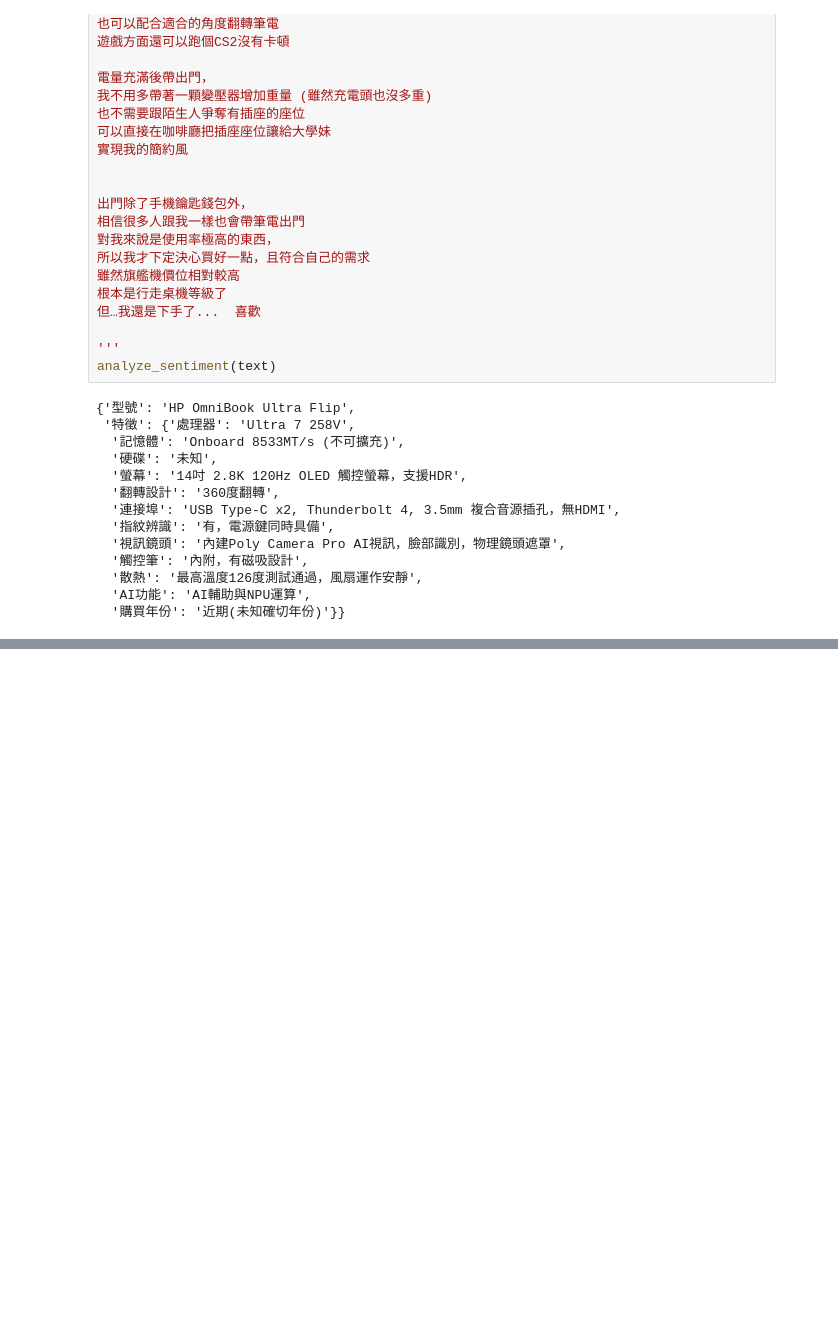
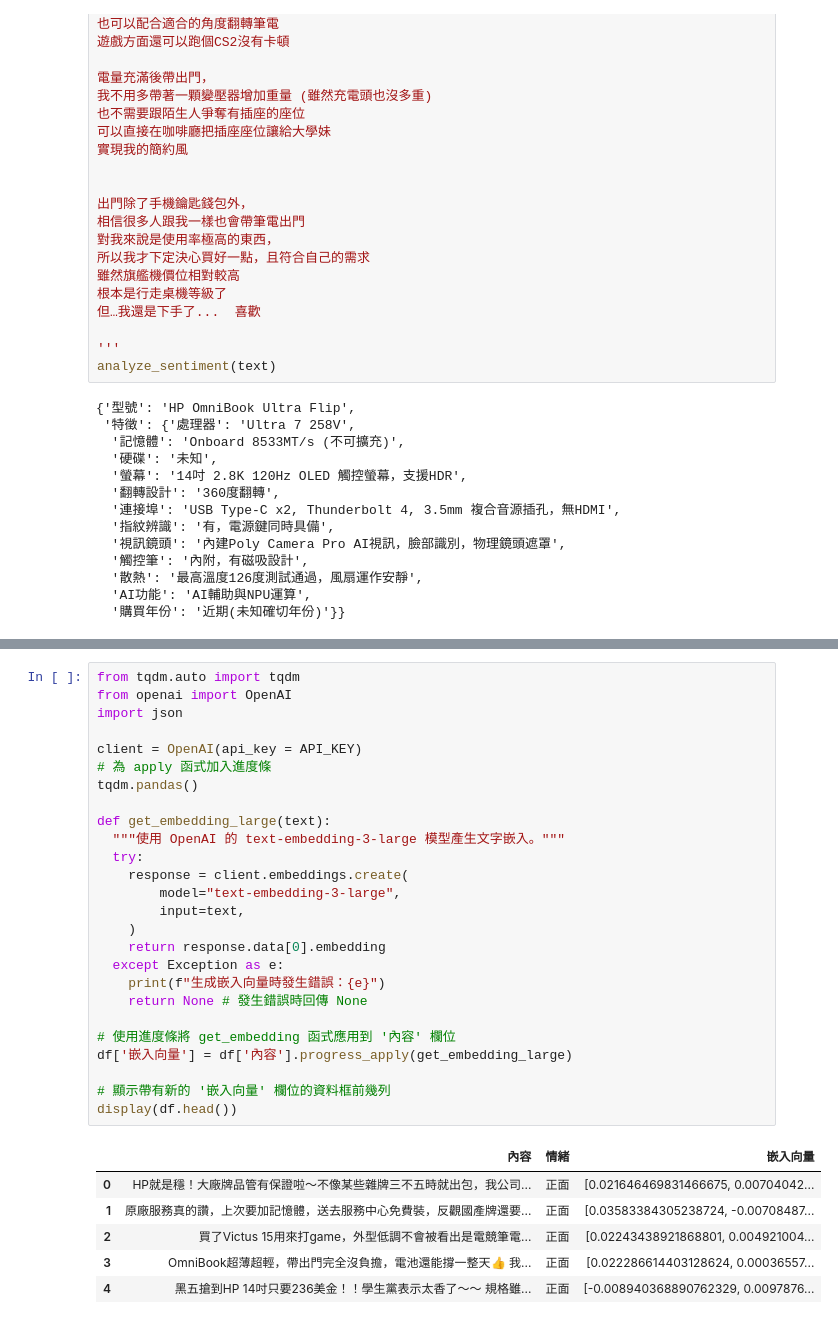
Before and after one commit to ywchiu/hp_ai_advanced_training, a Jupyter notebook: Demo20250626.ipynb, the cells around one changed output, grey strips where cells are left out. Cells and saved outputs as stored; diff of their text form; blank space fills up the shorter version.

```diff
--- a/Demo20250626.ipynb
+++ b/Demo20250626.ipynb
@@ -415,0 +452,33 @@ analyze_sentiment(text)
+# %%
+from tqdm.auto import tqdm
+from openai import OpenAI
+import json
+
+client = OpenAI(api_key = API_KEY)
+# 為 apply 函式加入進度條
+tqdm.pandas()
+
+def get_embedding_large(text):
+  """使用 OpenAI 的 text-embedding-3-large 模型產生文字嵌入。"""
+  try:
+    response = client.embeddings.create(
+        model="text-embedding-3-large",
+        input=text,
+    )
+    return response.data[0].embedding
+  except Exception as e:
+    print(f"生成嵌入向量時發生錯誤：{e}")
+    return None # 發生錯誤時回傳 None
+
+# 使用進度條將 get_embedding 函式應用到 '內容' 欄位
+df['嵌入向量'] = df['內容'].progress_apply(get_embedding_large)
+
+# 顯示帶有新的 '嵌入向量' 欄位的資料框前幾列
+display(df.head())
+# %% [output]
+|  | 內容 | 情緒 | 嵌入向量 |
+| 0 | HP就是穩！大廠牌品管有保證啦～不像某些雜牌三不五時就出包，我公司... | 正面 | [0.021646469831466675, 0.00704042... |
+| 1 | 原廠服務真的讚，上次要加記憶體，送去服務中心免費裝，反觀國產牌還要... | 正面 | [0.03583384305238724, -0.00708487... |
+| 2 | 買了Victus 15用來打game，外型低調不會被看出是電競筆電... | 正面 | [0.02243438921868801, 0.004921004... |
+| 3 | OmniBook超薄超輕，帶出門完全沒負擔，電池還能撐一整天👍 我... | 正面 | [0.022286614403128624, 0.00036557... |
+| 4 | 黑五搶到HP 14吋只要236美金！！學生黨表示太香了～～ 規格雖... | 正面 | [-0.008940368890762329, 0.0097876... |
```
Also changed, not shown: parts of 8 cells of this notebook.
